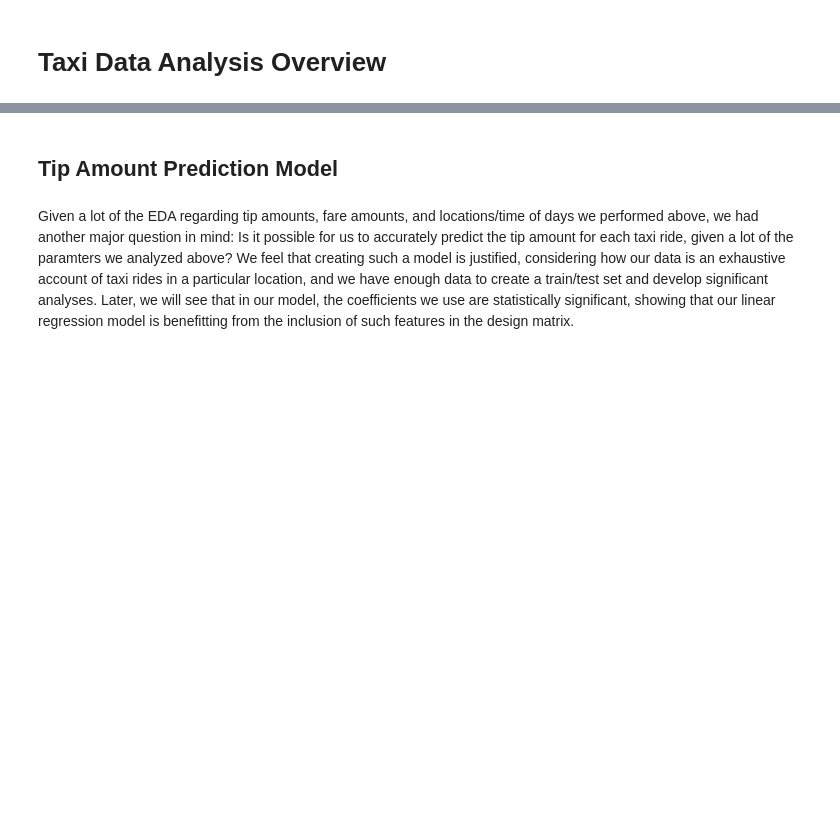
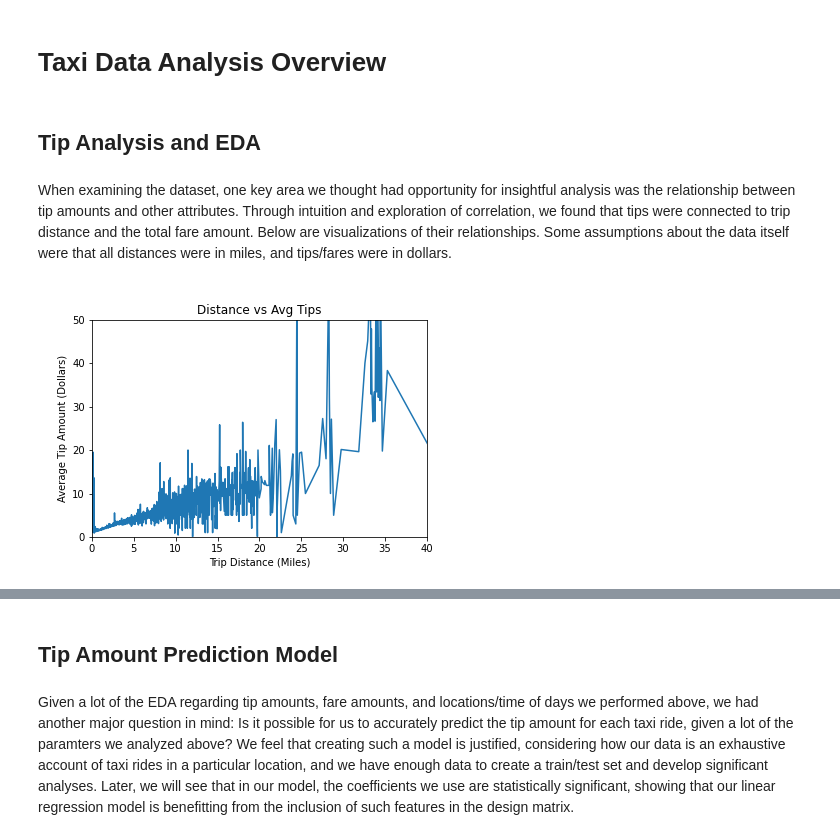
Before and after one commit to UCB-stat-159-s22/hw07-group16, a Jupyter notebook: main.ipynb, the cells around one changed output, grey strips where cells are left out. Drawn from its saved outputs; the diff is of its cells as text; code cells hidden in the pictures; blank space fills up the shorter version.

```diff
--- a/main.ipynb
+++ b/main.ipynb
@@ -3,3 +3,11 @@ from IPython. display import Image
 import pandas as pd
 # %% [markdown]
 # Taxi Data Analysis Overview
+# %% [markdown]
+## Tip Analysis and EDA
+# %% [markdown]
+When examining the dataset, one key area we thought had opportunity for insightful analysis was the relationship between tip amounts and other attributes. Through intuition and exploration of correlation, we found that tips were connected to trip distance and the total fare amount. Below are visualizations of their relationships. Some assumptions about the data itself were that all distances were in miles, and tips/fares were in dollars.
+# %%
+Image('figures/distance_tips_line.png')
+# %% [output]
+[figure, added]
```
Also changed, not shown: parts of 8 cells of this notebook, 7 other files.
